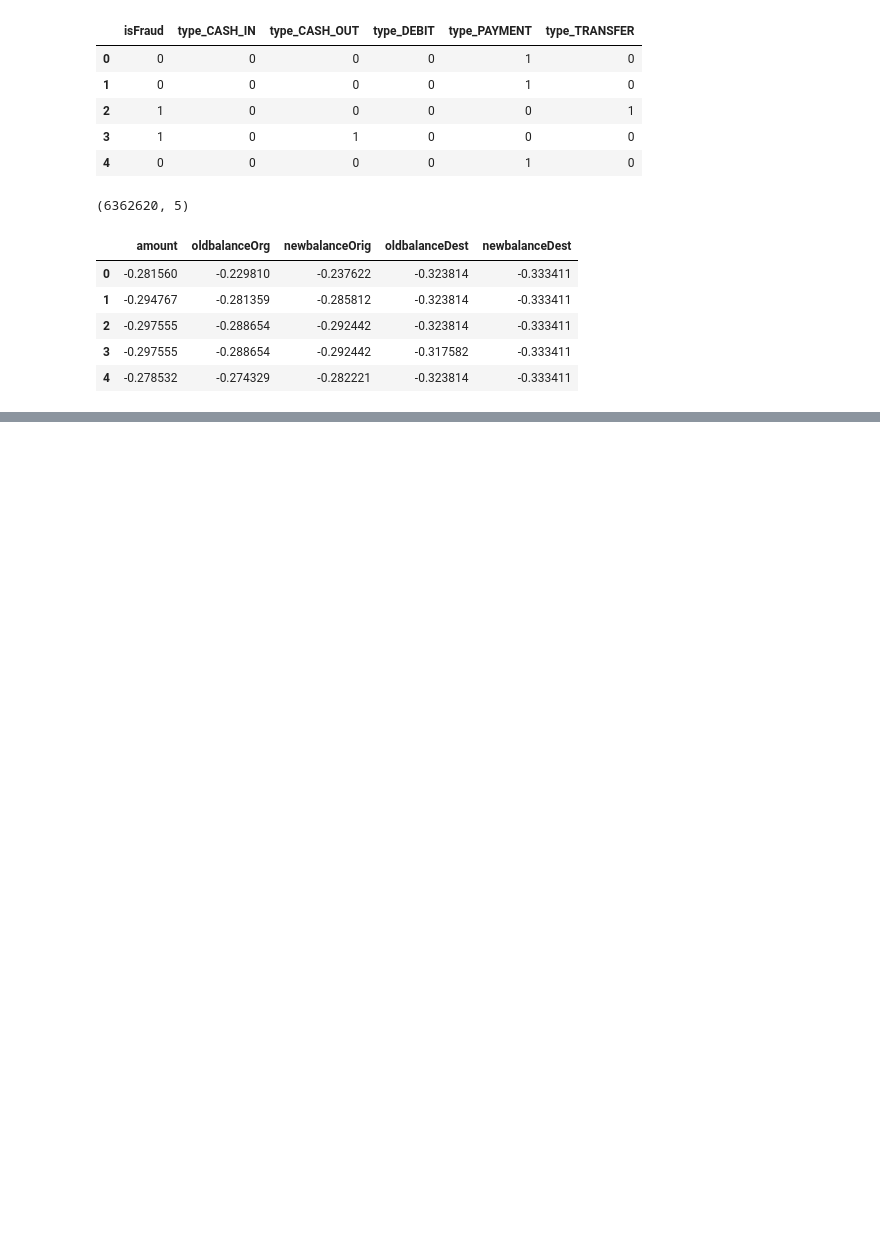
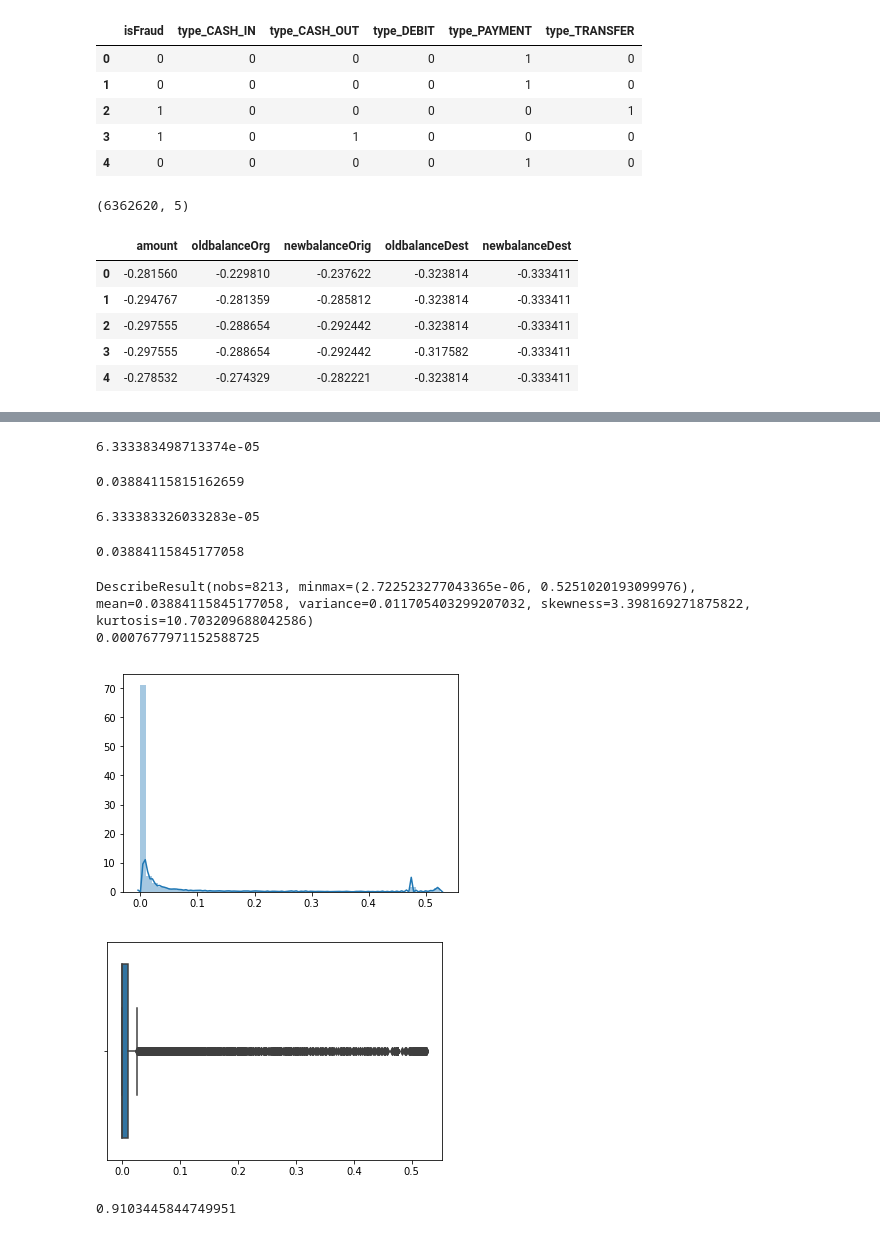
Before and after one commit to MoonL1ght/ML-Things, a Jupyter notebook: DS/autoencoder/Autoencoder pytorch.ipynb, the cells around one changed output, grey strips where cells are left out. Cells and saved outputs as stored; diff of their text form; code cells hidden in the pictures; blank space fills up the shorter version.

```diff
--- a/DS/autoencoder/Autoencoder pytorch.ipynb
+++ b/DS/autoencoder/Autoencoder pytorch.ipynb
@@ -331,0 +409,52 @@ tensor([[1, 1, 1, 1, 1],
+# %%
+out_gen = np.take(out.data, gen_indices, axis=0)
+out_fr = np.take(out.data, fr_indices, axis=0)
+train_gen = np.take(train_data, gen_indices, axis=0)
+train_fr = np.take(train_data, fr_indices, axis=0)
+# %%
+criterion = nn.MSELoss()
+loss = criterion(out_gen, Variable(torch.from_numpy(train_gen)))
+loss.item()
+# %% [output]
+6.333383498713374e-05
+# %%
+criterion = nn.MSELoss()
+loss = criterion(out_fr, Variable(torch.from_numpy(train_fr)))
+loss.item()
+# %% [output]
+0.03884115815162659
+# %%
+losses = []
+criterion = nn.MSELoss()
+for i in range(out_gen.shape[0]):
+    loss = criterion(out_gen[i], Variable(torch.from_numpy(train_gen[i])))
+    losses.append(loss.item())
+sum(losses)/len(losses)
+# %% [output]
+6.333383326033283e-05
+# %%
+fr_losses = []
+criterion = nn.MSELoss()
+for i in range(out_fr.shape[0]):
+    loss = criterion(out_fr[i], Variable(torch.from_numpy(train_fr[i])))
+    fr_losses.append(loss.item())
+sum(fr_losses)/len(fr_losses)
+# %% [output]
+0.03884115845177058
+# %%
+print(stats.describe(fr_losses))
+print(np.median(fr_losses))
+sns.distplot(fr_losses)
+plt.show()
+sns.boxplot(fr_losses)
+plt.show()
+# %% [output]
+DescribeResult(nobs=8213, minmax=(2.722523277043365e-06, 0.5251020193099976), mean=0.03884115845177058, variance=0.011705403299207032, skewness=3.398169271875822, kurtosis=10.703209688042586)
+0.0007677971152588725
+[figure, added]
+[figure, added]
+# %%
+losses = np.array(losses)
+losses[losses>0.0007677971152588725].shape[0] * 100 / losses.shape[0]
+# %% [output]
+0.9103445844749951
```
Also changed, not shown: parts of 17 cells of this notebook.
